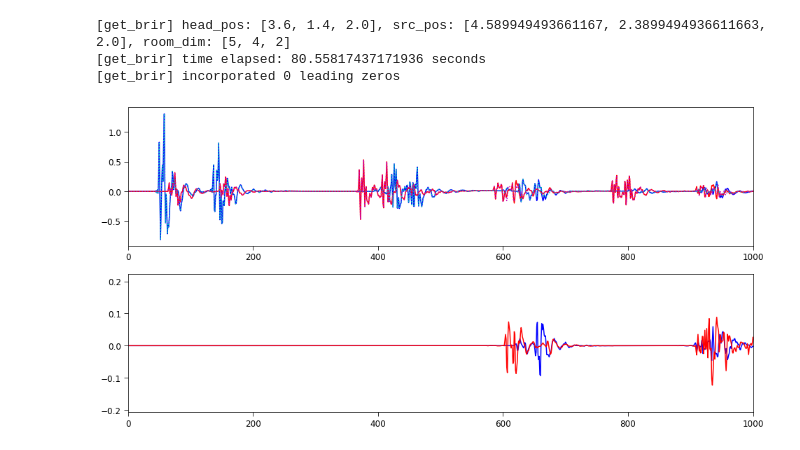
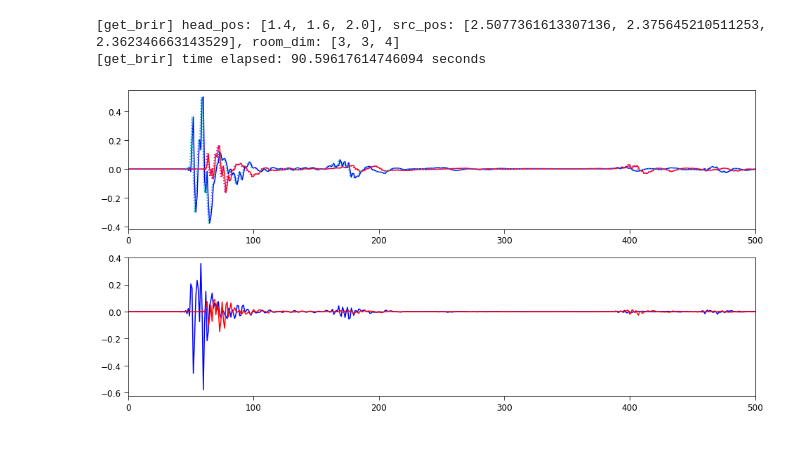
Before and after one commit to msaddler/virtual_acoustic_room, a Jupyter notebook: notebook_port.ipynb, the cells around one changed output. Cells and saved outputs as stored; diff of their text form; code cells hidden in the pictures.

```diff
--- a/notebook_port.ipynb
+++ b/notebook_port.ipynb
@@ -22,61 +22,61 @@ import util_figures
 import util_stimuli
 import util_misc
 # %%
-# brir_msaddler = port.get_brir(
-#     room_materials=[23, 23, 23, 23, 23, 26],
-#     room_dim_xyz=[3, 3, 4],
-#     head_pos_xyz=[1.4, 1.6, 2.0],
-#     head_azim=0,
-#     src_azim=35,
-#     src_elev=15,
-#     src_dist=1.4,
-#     buffer_pos=0,
-#     sr=44100,
-#     dur=0.5,
-#     incorporate_lead_zeros=False)
-# fn = '/scratch2/weka/mcdermott/francl/Room_Simulator_20181115_Rebuild/Expanded_HRIRdist140-5deg_elev_az_room3x3y4z_materials23wall23floor26ciel/15elev_35az_1.40x1.60y2.00z_l.wav'
-# y_l, sr = sf.read(fn)
-# y_r, sr = sf.read(fn.replace('_l.wav', '_r.wav'))
-# brir_francl = np.stack([y_l, y_r], axis=1)
-
 brir_msaddler = port.get_brir(
-    room_materials=[1, 1, 1, 1, 15, 16],
-    room_dim_xyz=[5, 4, 2],
-    head_pos_xyz=[3.6, 1.4, 2.0],
+    room_materials=[23, 23, 23, 23, 23, 26],
+    room_dim_xyz=[3, 3, 4],
+    head_pos_xyz=[1.4, 1.6, 2.0],
     head_azim=0,
-    src_azim=45,
-    src_elev=0,
+    src_azim=35,
+    src_elev=15,
     src_dist=1.4,
     buffer_pos=0,
     sr=44100,
     dur=0.5,
     use_jitter=False,
     incorporate_lead_zeros=False)
-fn = '/scratch2/weka/mcdermott/francl/Room_Simulator_20181115_Rebuild/Expanded_HRIRdist140-5deg_elev_az_room5x4y2z_materials1wall15floor16ciel/0elev_45az_3.60x1.40y2.00z_l.wav'
+fn = '/scratch2/weka/mcdermott/francl/Room_Simulator_20181115_Rebuild/Expanded_HRIRdist140-5deg_elev_az_room3x3y4z_materials23wall23floor26ciel/15elev_35az_1.40x1.60y2.00z_l.wav'
 y_l, sr = sf.read(fn)
 y_r, sr = sf.read(fn.replace('_l.wav', '_r.wav'))
 brir_francl = np.stack([y_l, y_r], axis=1)
+
+# brir_msaddler = port.get_brir(
+#     room_materials=[1, 1, 1, 1, 15, 16],
+#     room_dim_xyz=[5, 4, 2],
+#     head_pos_xyz=[3.6, 1.4, 2.0],
+#     head_azim=0,
+#     src_azim=45,
+#     src_elev=0,
+#     src_dist=1.4,
+#     buffer_pos=0,
+#     sr=44100,
+#     dur=0.5,
+#     use_jitter=False,
+#     incorporate_lead_zeros=False)
+# fn = '/scratch2/weka/mcdermott/francl/Room_Simulator_20181115_Rebuild/Expanded_HRIRdist140-5deg_elev_az_room5x4y2z_materials1wall15floor16ciel/0elev_45az_3.60x1.40y2.00z_l.wav'
+# y_l, sr = sf.read(fn)
+# y_r, sr = sf.read(fn.replace('_l.wav', '_r.wav'))
+# brir_francl = np.stack([y_l, y_r], axis=1)
 # %% [output]
-[get_brir] head_pos: [3.6, 1.4, 2.0], src_pos: [4.589949493661167, 2.3899494936611663, 2.0], room_dim: [5, 4, 2]
-[get_brir] time elapsed: 80.55817437171936 seconds
-[get_brir] incorporated 0 leading zeros
+[get_brir] head_pos: [1.4, 1.6, 2.0], src_pos: [2.5077361613307136, 2.375645210511253, 2.362346663143529], room_dim: [3, 3, 4]
+[get_brir] time elapsed: 90.59617614746094 seconds
 # %%
 fig, ax = plt.subplots(figsize=(16, 8), nrows=2, ncols=1)
 ax[0].plot(brir_msaddler[:, 0], 'b')
 ax[0].plot(brir_msaddler[:, 1], 'r')
 ax[0].plot(brir_francl[:, 0], 'c', ls=':')
 ax[0].plot(brir_francl[:, 1], 'm', ls=':')
 
 ax[1].plot(brir_francl[:, 0] - brir_msaddler[:, 0], 'b')
 ax[1].plot(brir_francl[:, 1] - brir_msaddler[:, 1], 'r')
 for ax_ in ax:
     util_figures.format_axes(
         ax_,
-        xlimits=[0, 1000]
+        xlimits=[0, 500]
     )
 plt.show()
 # %% [output]
-[figure, old version]
+[figure, new version]
 # %%
 eng = matlab.engine.start_matlab();
 # %%
```
Also changed, not shown: parts of 6 cells of this notebook, 1 other file.
